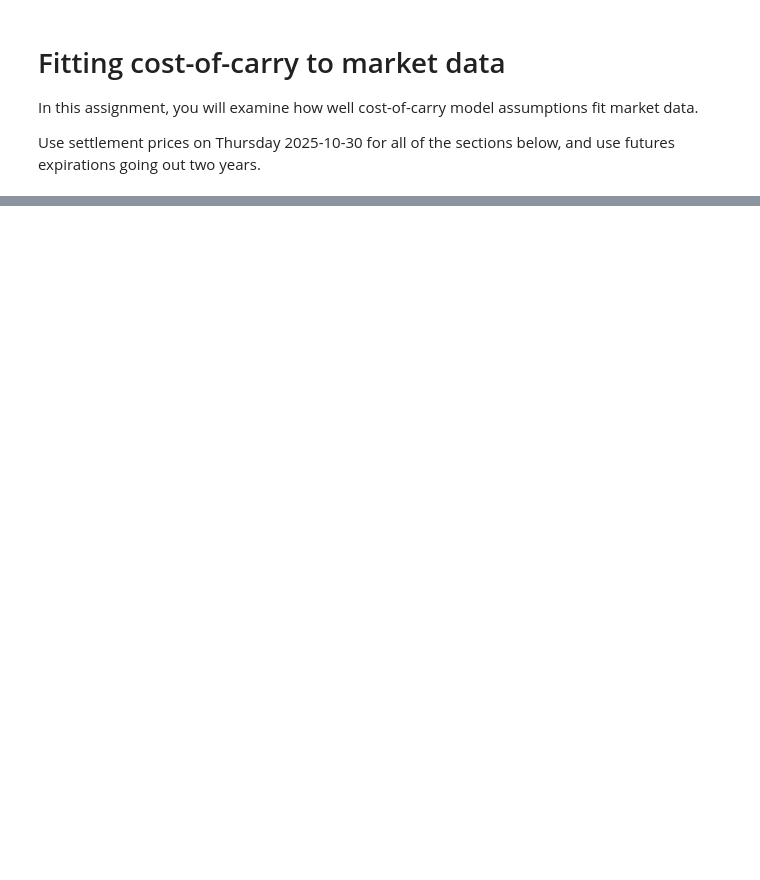
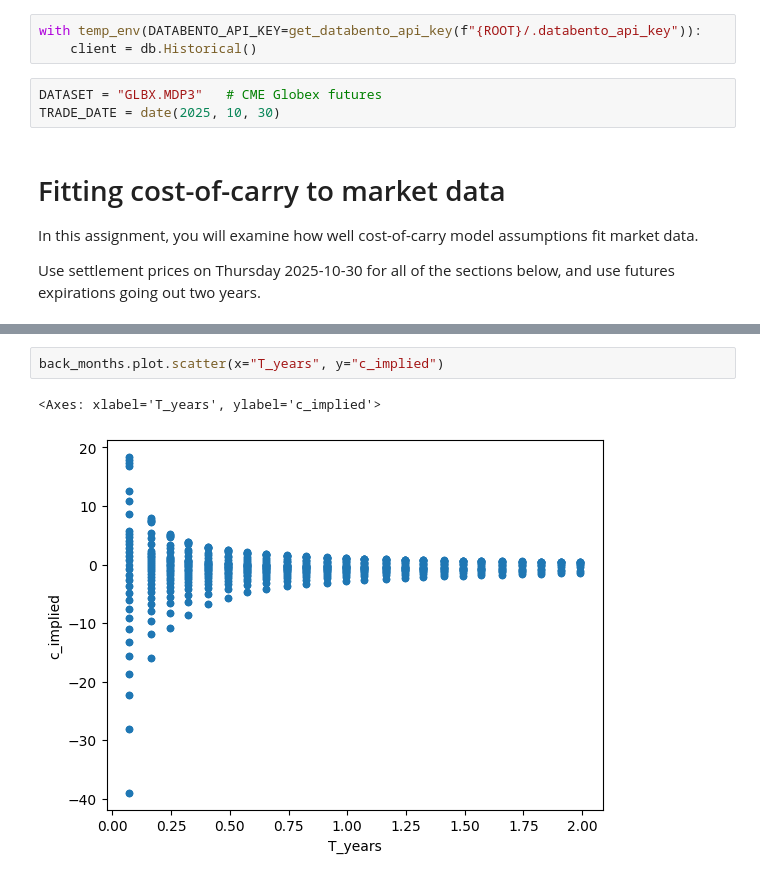
Before and after one commit to AdithSrinivasan/finm37000-2025, a Jupyter notebook: notebooks/cost_of_carry.ipynb, the cells around one changed output, grey strips where cells are left out. Drawn from its saved outputs; the diff is of its cells as text; blank space fills up the shorter version.

```diff
--- a/notebooks/cost_of_carry.ipynb
+++ b/notebooks/cost_of_carry.ipynb
@@ -1,3 +31,9 @@
+# %%
+with temp_env(DATABENTO_API_KEY=get_databento_api_key(f"{ROOT}/.databento_api_key")):
+    client = db.Historical()
+# %%
+DATASET = "GLBX.MDP3"   # CME Globex futures
+TRADE_DATE = date(2025, 10, 30)
 # %% [markdown]
 # Fitting cost-of-carry to market data
 
@@ -9,0 +125,5 @@ only for the back months.
+# %%
+back_months.plot.scatter(x="T_years", y="c_implied")
+# %% [output]
+<Axes: xlabel='T_years', ylabel='c_implied'>
+[figure, added]
```
Also changed, not shown: parts of 16 cells of this notebook.
